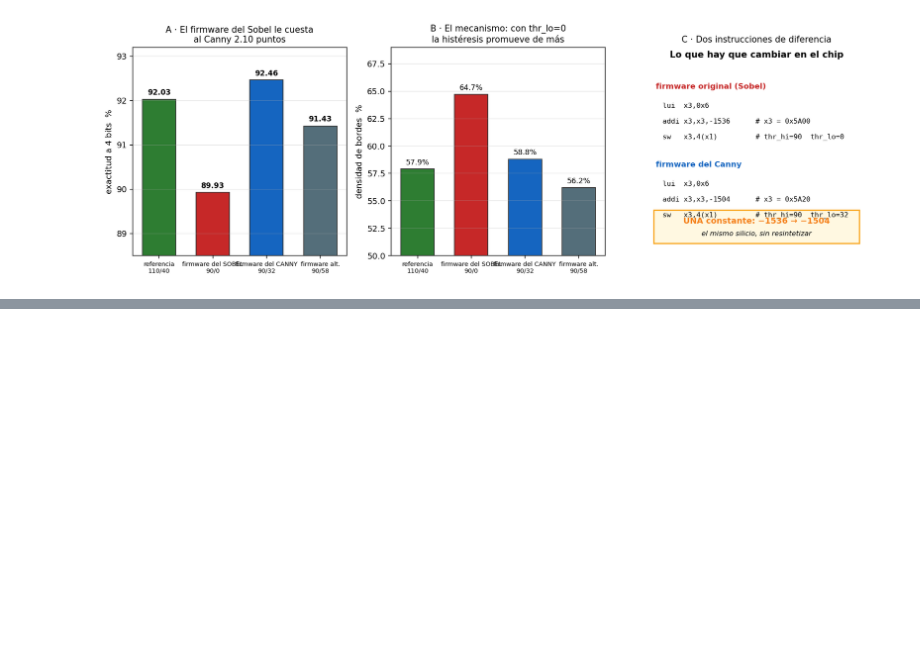
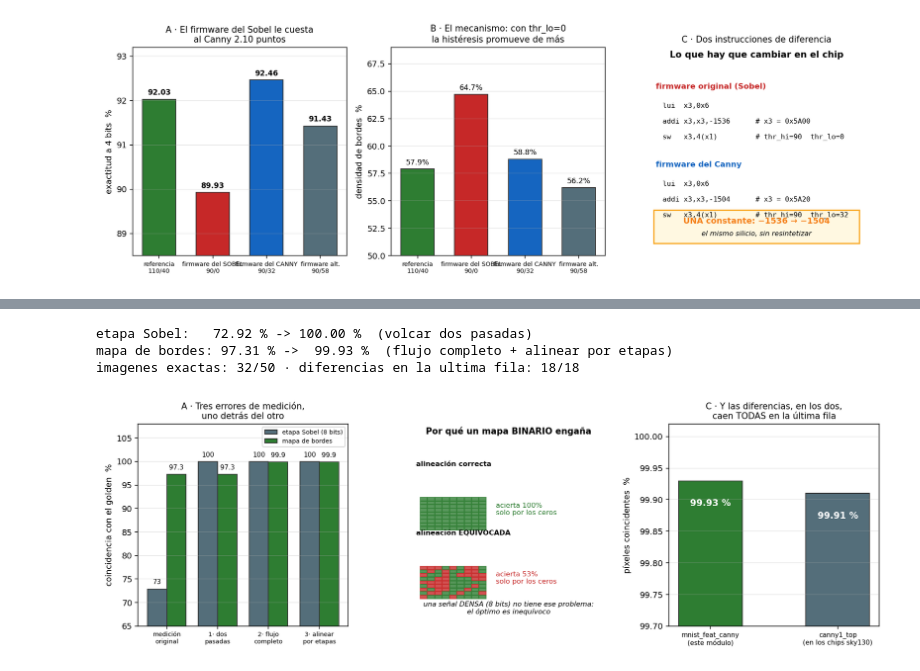
Before and after one commit to VictorMartinez89/tty_project_filter, a Jupyter notebook: conda/TTY_Filter_Sobel/TTY_Filter_Sobel2.ipynb, the cells around one changed output, grey strips where cells are left out. Drawn from its saved outputs; the diff is of its cells as text; code cells hidden in the pictures; blank space fills up the shorter version.

```diff
--- a/conda/TTY_Filter_Sobel/TTY_Filter_Sobel2.ipynb
+++ b/conda/TTY_Filter_Sobel/TTY_Filter_Sobel2.ipynb
@@ -2373,0 +2498,61 @@ y el mejor resultado del cuaderno:  92.46 %
+# %%
+# === Cuaderno 2 · figura 14: el instrumento que inventaba ===
+import numpy as np, matplotlib.pyplot as plt
+
+fig, (a1, a2, a3) = plt.subplots(1, 3, figsize=(13.4, 4.4))
+
+# A · las tres correcciones, una detrás de la otra
+et = ["medición\noriginal", "1· dos\npasadas", "2· flujo\ncompleto", "3· alinear\npor etapas"]
+val = [97.31, 97.31, 99.93, 99.93]
+sob = [72.92, 100.0, 100.0, 100.0]
+x = np.arange(4); w = .38
+a1.bar(x-w/2, sob, w, color="#546e7a", ec="#333", label="etapa Sobel (8 bits)")
+a1.bar(x+w/2, val, w, color="#2e7d32", ec="#333", label="mapa de bordes")
+for i,(s,v) in enumerate(zip(sob,val)):
+    a1.text(i-w/2, s+1, f"{s:.0f}", ha="center", fontsize=8)
+    a1.text(i+w/2, v+1, f"{v:.1f}", ha="center", fontsize=8)
+a1.set_xticks(x); a1.set_xticklabels(et, fontsize=7.5); a1.set_ylim(65, 108)
+a1.set_ylabel("coincidencia con el golden  %"); a1.legend(fontsize=7.5); a1.grid(axis="y", alpha=.3)
+a1.set_title("A · Tres errores de medición,\nuno detrás del otro", fontsize=10.5)
+
+# B · por que un mapa binario engana
+a2.axis("off")
+a2.text(.5, .95, "Por qué un mapa BINARIO engaña", ha="center", fontsize=10.5, weight="bold")
+np.random.seed(3)
+m = (np.random.rand(9,9) > .5).astype(int)
+for k,(t,off) in enumerate([("alineación correcta",0), ("alineación EQUIVOCADA",2)]):
+    y0 = .62 - k*.34
+    a2.text(.06, y0+.17, t, fontsize=8.5, weight="bold")
+    mm = np.roll(m, off, axis=1)
+    ig = (m == mm)
+    for r in range(9):
+        for c in range(9):
+            a2.add_patch(plt.Rectangle((.08+c*.035, y0-r*.018), .033, .016,
+                         color="#2e7d32" if ig[r,c] else "#c62828", alpha=.8))
+    a2.text(.44, y0-.07, f"acierta {ig.mean():.0%}\nsolo por los ceros", fontsize=8.5,
+            color="#c62828" if off else "#2e7d32")
+a2.text(.5, .06, "una señal DENSA (8 bits) no tiene ese problema:\nel óptimo es inequívoco",
+        ha="center", fontsize=8.5, style="italic")
+a2.set_xlim(0,1); a2.set_ylim(0,1)
+
+# C · el resultado, contra el Canny ya fabricado
+nm = ["mnist_feat_canny\n(este módulo)", "canny1_top\n(en los chips sky130)"]
+v = [99.93, 99.91]
+b = a3.bar(nm, v, color=["#2e7d32","#546e7a"], ec="#333", width=.5)
+for r,x_ in zip(b,v):
+    a3.text(r.get_x()+r.get_width()/2, x_-.04, f"{x_:.2f} %", ha="center",
+            color="w", fontsize=11, weight="bold")
+a3.set_ylim(99.7, 100.02); a3.set_ylabel("píxeles coincidentes  %"); a3.grid(axis="y", alpha=.3)
+a3.set_xticklabels(nm, fontsize=8)
+a3.set_title("C · Y las diferencias, en los dos,\ncaen TODAS en la última fila", fontsize=10.5)
+plt.tight_layout()
+plt.savefig("fig_verificacion.png", dpi=140)
+plt.show()
+print("etapa Sobel:   72.92 % -> 100.00 %  (volcar dos pasadas)")
+print("mapa de bordes: 97.31 % ->  99.93 %  (flujo completo + alinear por etapas)")
+print("imagenes exactas: 32/50 · diferencias en la ultima fila: 18/18")
+# %% [output]
+etapa Sobel:   72.92 % -> 100.00 %  (volcar dos pasadas)
+mapa de bordes: 97.31 % ->  99.93 %  (flujo completo + alinear por etapas)
+imagenes exactas: 32/50 · diferencias en la ultima fila: 18/18
+[figure, added]
```
Also changed, not shown: parts of 2 cells of this notebook, 8 other files.
